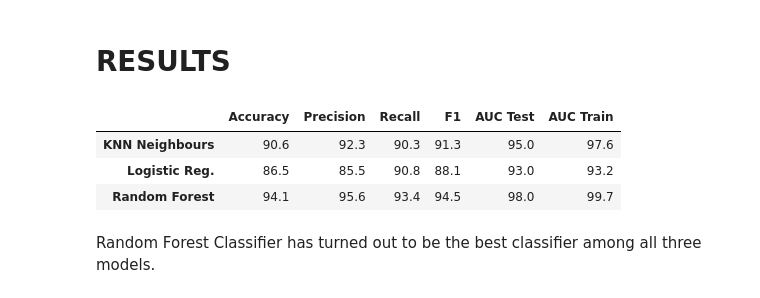
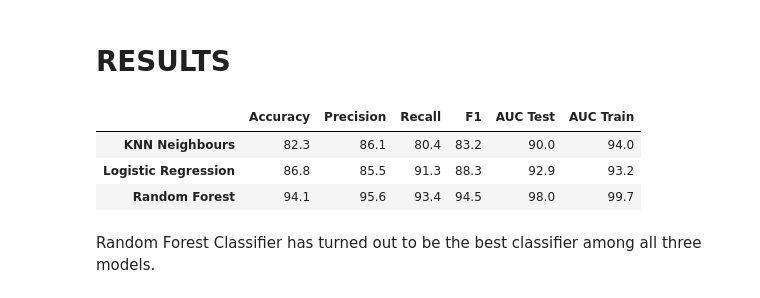
Before and after one commit to hiteshtiwari7/Internet-Service-Churn, a Jupyter notebook: InternetChurn.ipynb, the cells around one changed output. Saved outputs shown, nothing was run; the diff lists cells and outputs as text; code cells hidden in the pictures.

```diff
--- a/InternetChurn.ipynb
+++ b/InternetChurn.ipynb
@@ -836,18 +836,18 @@ AUC on Train data is 0.9975945463743385
 # %% [markdown]
 # RESULTS
 # %%
-df= pd.DataFrame({'Accuracy' : [90.6,86.5,94.1],
-                 'Precision' : [92.3,85.5,95.6],
-                 'Recall' : [90.3,90.8,93.4],
-                 'F1' : [91.3,88.1,94.5],
-                  'AUC Test':[95.0,93.0,98.0],
-                 'AUC Train':[97.6,93.2,99.7]},
-                index=['KNN Neighbours', 'Logistic Reg.', 'Random Forest'])
+df= pd.DataFrame({'Accuracy' : [82.3,86.8,94.1],
+                 'Precision' : [86.1,85.5,95.6],
+                 'Recall' : [80.4,91.3,93.4],
+                 'F1' : [83.2,88.3,94.5],
+                  'AUC Test':[90.0,92.9,98.0],
+                 'AUC Train':[94.0,93.2,99.7]},
+                index=['KNN Neighbours', 'Logistic Regression', 'Random Forest'])
 df
 # %% [output]
 |  | Accuracy | Precision | Recall | F1 | AUC Test | AUC Train |
-| KNN Neighbours | 90.6 | 92.3 | 90.3 | 91.3 | 95.0 | 97.6 |
-| Logistic Reg. | 86.5 | 85.5 | 90.8 | 88.1 | 93.0 | 93.2 |
+| KNN Neighbours | 82.3 | 86.1 | 80.4 | 83.2 | 90.0 | 94.0 |
+| Logistic Regression | 86.8 | 85.5 | 91.3 | 88.3 | 92.9 | 93.2 |
 | Random Forest | 94.1 | 95.6 | 93.4 | 94.5 | 98.0 | 99.7 |
 # %% [markdown]
 Random Forest Classifier has turned out to be the best classifier among all three models.
```
Also changed, not shown: parts of 13 cells of this notebook.
